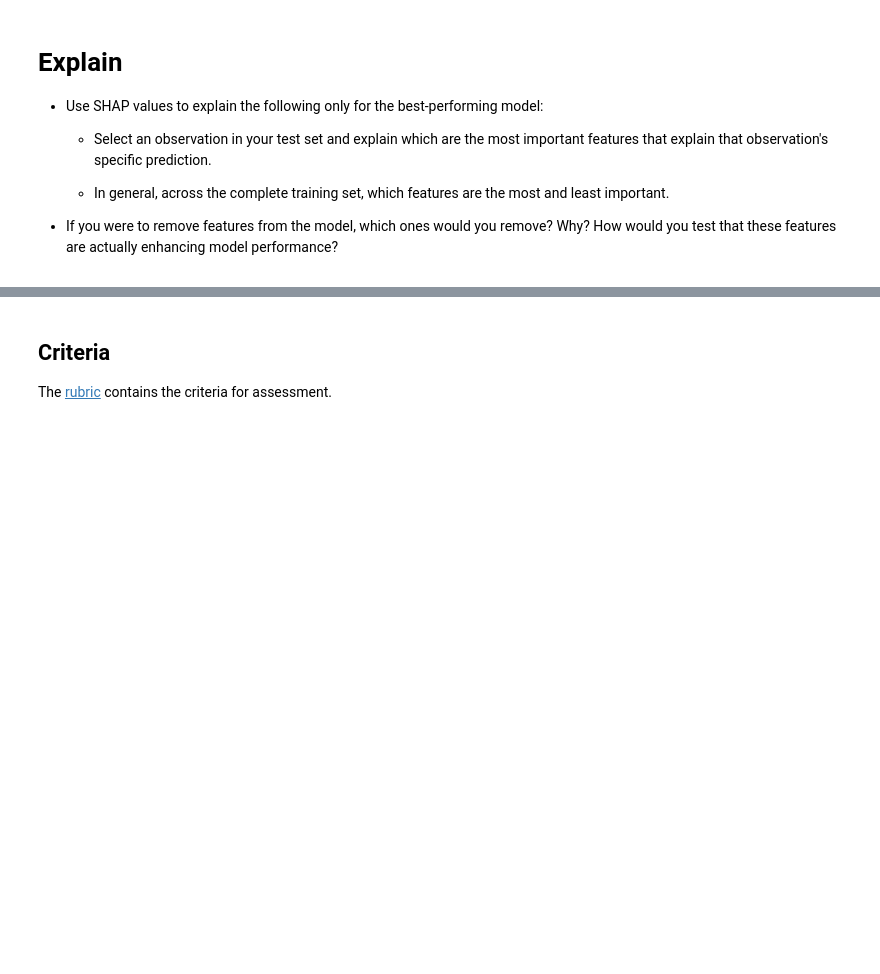
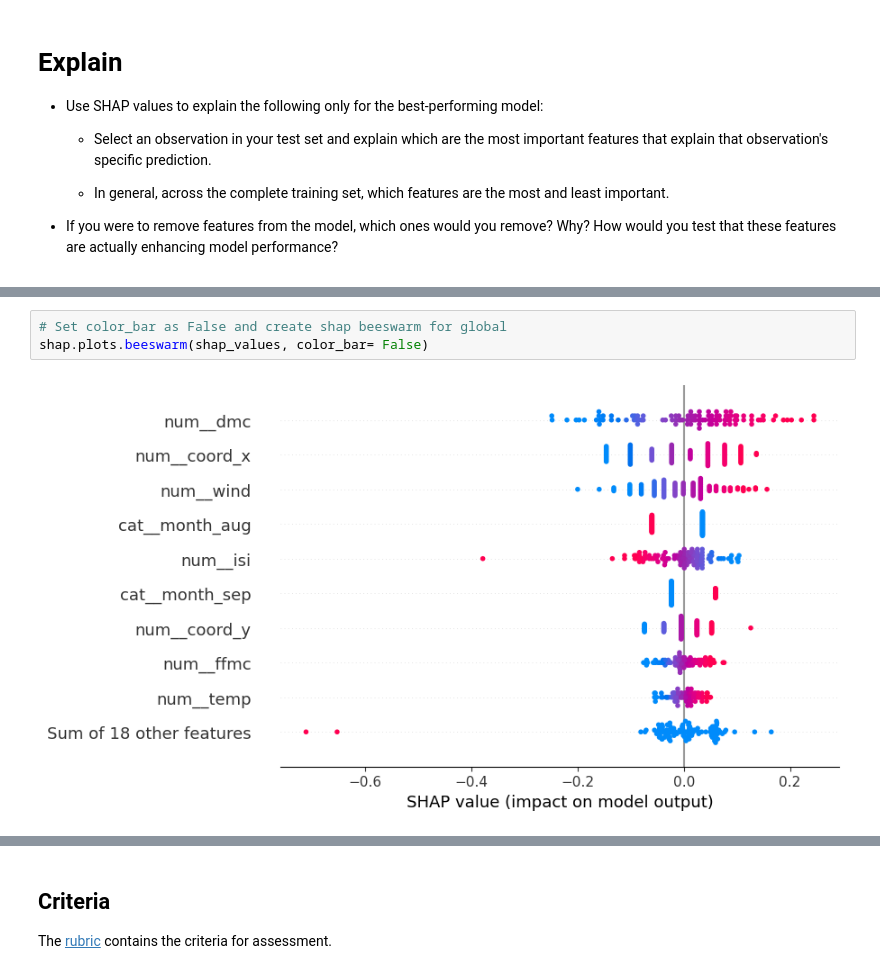
Before and after one commit to NTDuongLe/production, a Jupyter notebook: 02_activities/assignments/assignment_2.ipynb, the cells around one changed output, grey strips where cells are left out. Drawn from its saved outputs; the diff is of its cells as text; blank space fills up the shorter version.

```diff
--- a/02_activities/assignments/assignment_2.ipynb
+++ b/02_activities/assignments/assignment_2.ipynb
@@ -335,0 +369,5 @@ with open('best_forest_fire_model.pkl', 'wb') as file:
+# %%
+# Set color_bar as False and create shap beeswarm for global
+shap.plots.beeswarm(shap_values, color_bar= False)
+# %% [output]
+[figure, added]
```
Also changed, not shown: parts of 6 cells of this notebook.
